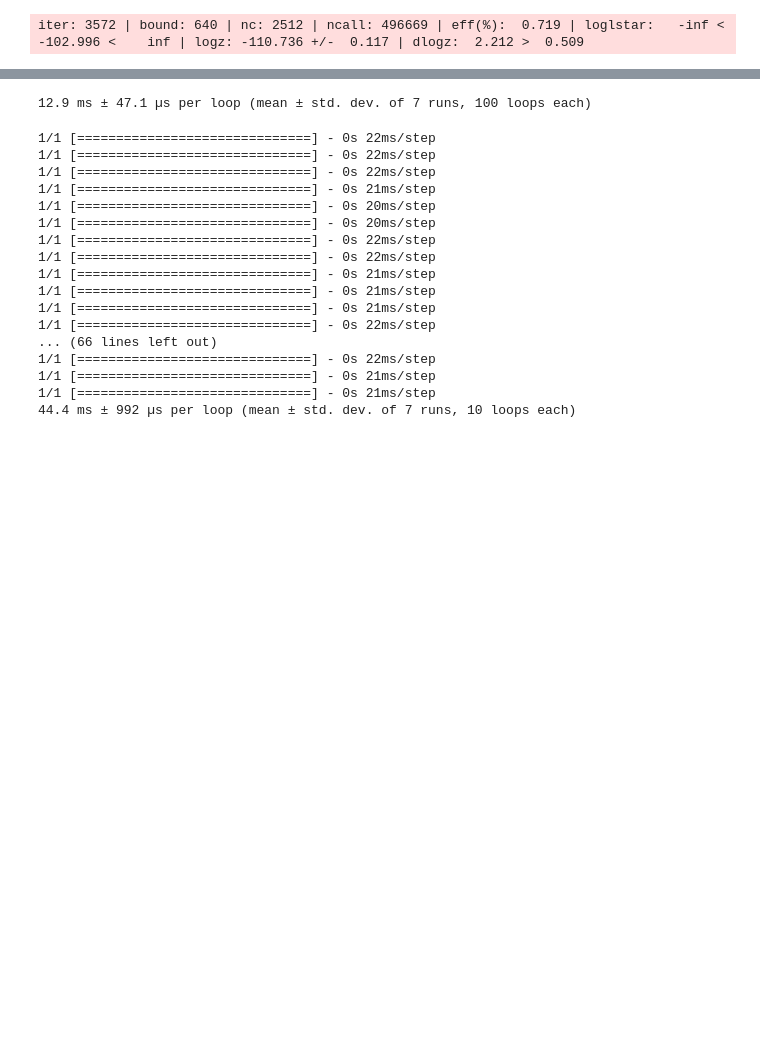
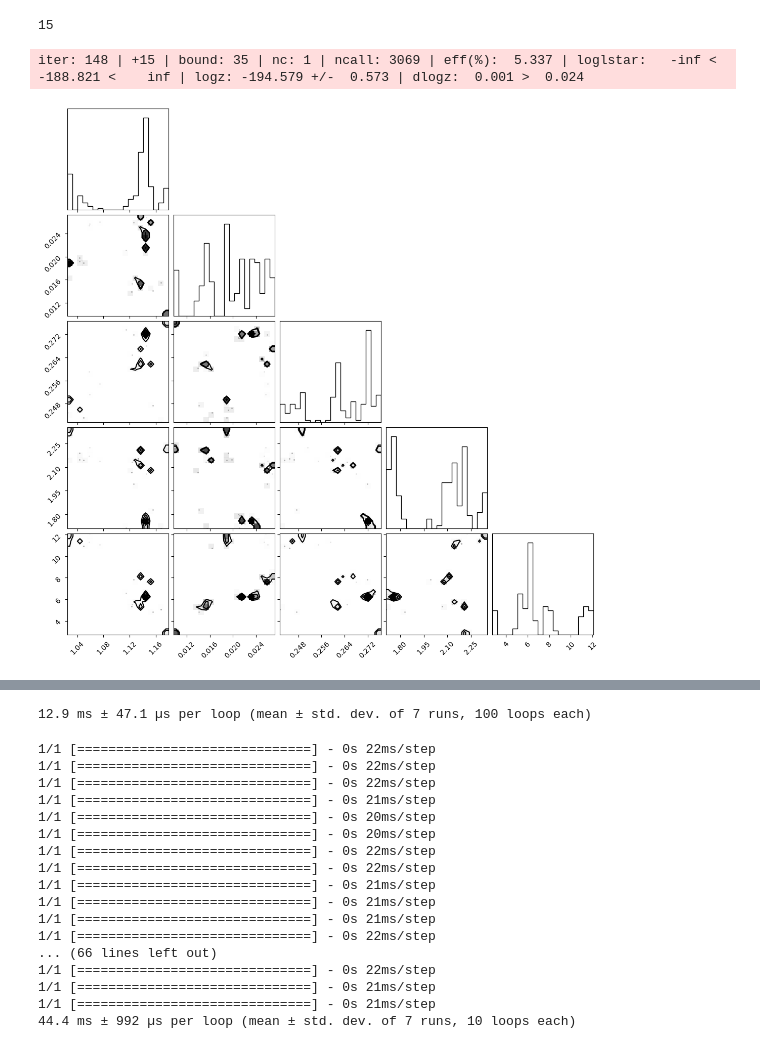
Before and after one commit to ojscutt/sl-pitchfork, a Jupyter notebook: 5_inference_elu.ipynb, the cells around one changed output, grey strips where cells are left out. Saved outputs shown, nothing was run; the diff lists cells and outputs as text; code cells hidden in the pictures; blank space fills up the shorter version.

```diff
--- a/5_inference_elu.ipynb
+++ b/5_inference_elu.ipynb
@@ -96,10 +98,13 @@ unc = [.5, 1, 0.005] + [1.5+0.1*(np.abs(i-22))**2 for i in range(5,40)]
 # %%
-%%time
-sampler = ns(priors=priors, observed_vals=obs, observed_unc=unc, pitchfork=pitchfork)
-posterior = sampler()
+tic = time.time()
+sampler = ns(priors=priors, observed_vals=obs, observed_unc=unc*10, pitchfork=pitchfork)
+posterior = sampler(nlive=15)
+toc = time.time()
 
 corner.corner(posterior);
 # %% [output]
-iter: 3572 | bound: 640 | nc: 2512 | ncall: 496669 | eff(%):  0.719 | loglstar:   -inf < -102.996 <    inf | logz: -110.736 +/-  0.117 | dlogz:  2.212 >  0.509
+15
+iter: 148 | +15 | bound: 35 | nc: 1 | ncall: 3069 | eff(%):  5.337 | loglstar:   -inf < -188.821 <    inf | logz: -194.579 +/-  0.573 | dlogz:  0.001 >  0.024
+[figure, added]
 # %%
 figure = corner.corner(df[inputs].sample(n=posterior.shape[0]));
```
Also changed, not shown: parts of 8 cells of this notebook, 3 other files.
